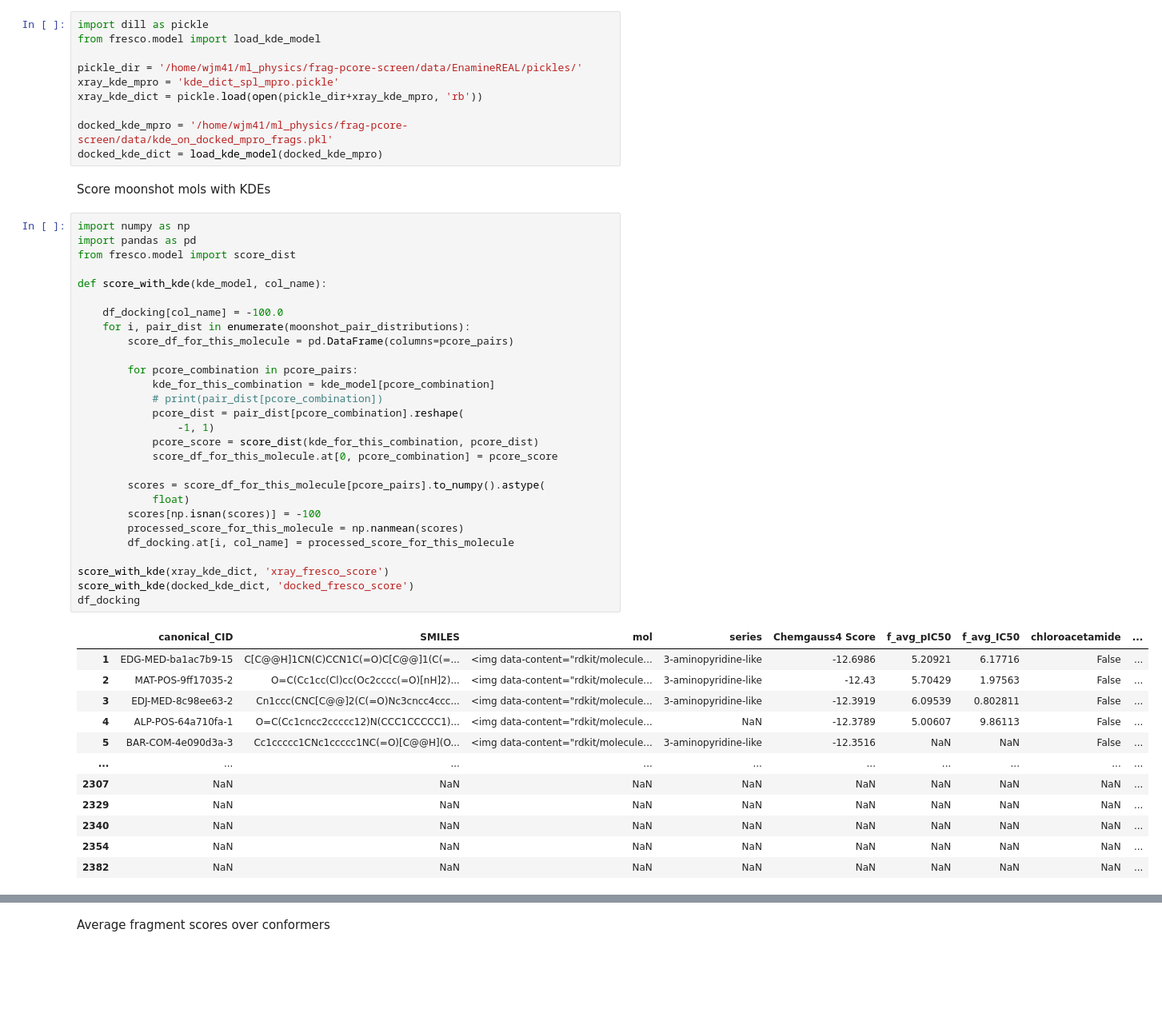
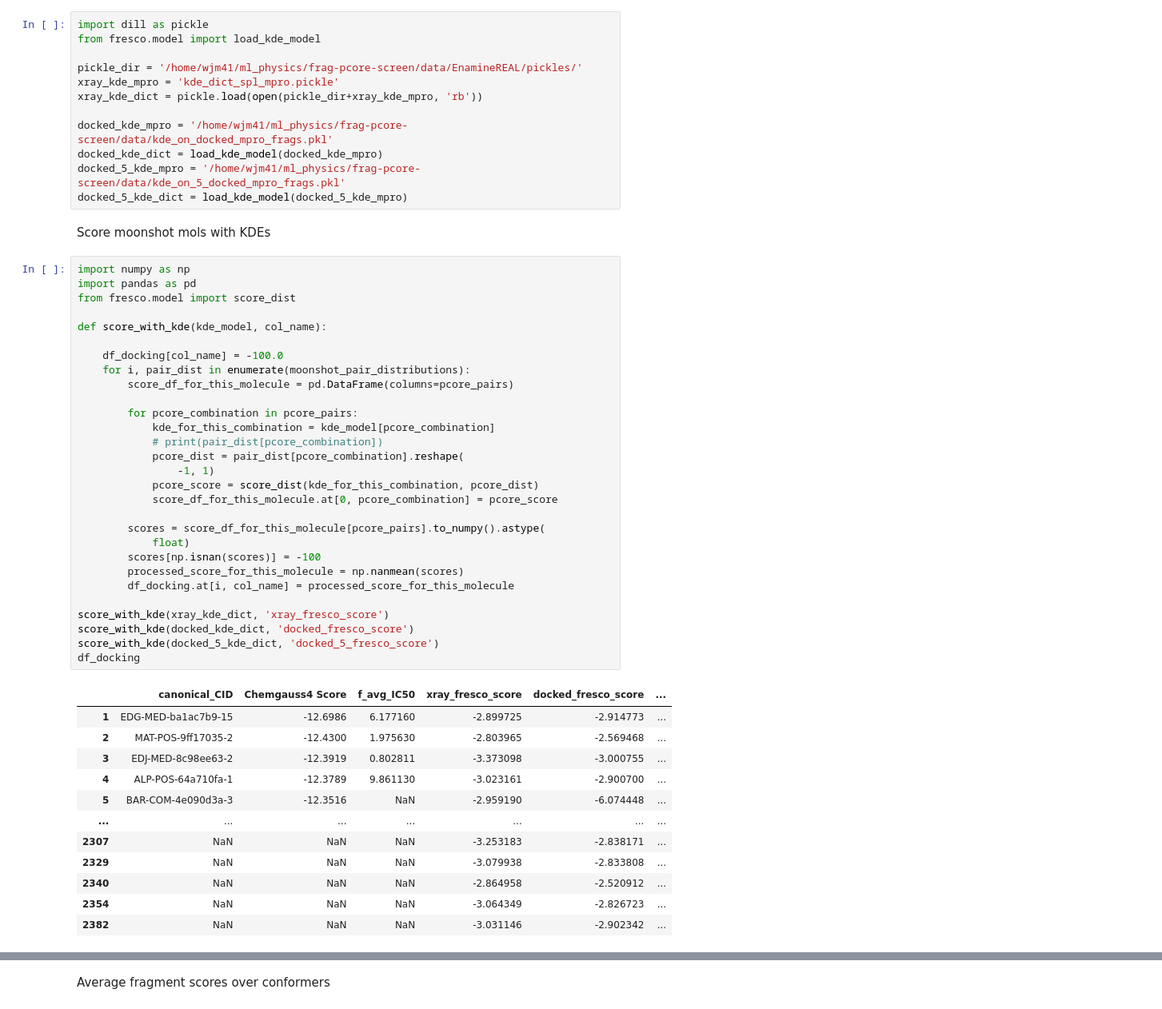
Before and after one commit to wjm41/fresco, a Jupyter notebook: figs/plotting_notebooks/enrichment_moonshot_fresco_xray_vs_dock.ipynb, the cells around one changed output, grey strips where cells are left out. Shown: that part at 80% size. Saved outputs shown, nothing was run; the diff lists cells and outputs as text; blank space fills up the shorter version.

Commit message:
multi fresco enrichment

```diff
--- a/figs/plotting_notebooks/enrichment_moonshot_fresco_xray_vs_dock.ipynb
+++ b/figs/plotting_notebooks/enrichment_moonshot_fresco_xray_vs_dock.ipynb
@@ -92,46 +92,49 @@ xray_kde_dict = pickle.load(open(pickle_dir+xray_kde_mpro, 'rb'))
 
 docked_kde_mpro = '/home/wjm41/ml_physics/frag-pcore-screen/data/kde_on_docked_mpro_frags.pkl'
 docked_kde_dict = load_kde_model(docked_kde_mpro)
+docked_5_kde_mpro = '/home/wjm41/ml_physics/frag-pcore-screen/data/kde_on_5_docked_mpro_frags.pkl'
+docked_5_kde_dict = load_kde_model(docked_5_kde_mpro)
 # %% [markdown]
 Score moonshot mols with KDEs
 # %%
 import numpy as np
 import pandas as pd
 from fresco.model import score_dist
 
 def score_with_kde(kde_model, col_name):
 
     df_docking[col_name] = -100.0
     for i, pair_dist in enumerate(moonshot_pair_distributions):
         score_df_for_this_molecule = pd.DataFrame(columns=pcore_pairs)
 
         for pcore_combination in pcore_pairs:
             kde_for_this_combination = kde_model[pcore_combination]
             # print(pair_dist[pcore_combination])
             pcore_dist = pair_dist[pcore_combination].reshape(
                 -1, 1)
             pcore_score = score_dist(kde_for_this_combination, pcore_dist)
             score_df_for_this_molecule.at[0, pcore_combination] = pcore_score
 
         scores = score_df_for_this_molecule[pcore_pairs].to_numpy().astype(
             float)
         scores[np.isnan(scores)] = -100
         processed_score_for_this_molecule = np.nanmean(scores)
         df_docking.at[i, col_name] = processed_score_for_this_molecule
 
 score_with_kde(xray_kde_dict, 'xray_fresco_score')
 score_with_kde(docked_kde_dict, 'docked_fresco_score')
+score_with_kde(docked_5_kde_dict, 'docked_5_fresco_score')
 df_docking
 # %% [output]
-|  | canonical_CID | SMILES | mol | series | Chemgauss4 Score | f_avg_pIC50 | f_avg_IC50 | chloroacetamide | ... |
-| 1 | EDG-MED-ba1ac7b9-15 | C[C@@H]1CN(C)CCN1C(=O)C[C@@]1(C(=... | <img data-content="rdkit/molecule... | 3-aminopyridine-like | -12.6986 | 5.20921 | 6.17716 | False | ... |
-| 2 | MAT-POS-9ff17035-2 | O=C(Cc1cc(Cl)cc(Oc2cccc(=O)[nH]2)... | <img data-content="rdkit/molecule... | 3-aminopyridine-like | -12.43 | 5.70429 | 1.97563 | False | ... |
-| 3 | EDJ-MED-8c98ee63-2 | Cn1ccc(CNC[C@@]2(C(=O)Nc3cncc4ccc... | <img data-content="rdkit/molecule... | 3-aminopyridine-like | -12.3919 | 6.09539 | 0.802811 | False | ... |
-| 4 | ALP-POS-64a710fa-1 | O=C(Cc1cncc2ccccc12)N(CCC1CCCCC1)... | <img data-content="rdkit/molecule... | NaN | -12.3789 | 5.00607 | 9.86113 | False | ... |
-| 5 | BAR-COM-4e090d3a-3 | Cc1ccccc1CNc1ccccc1NC(=O)[C@@H](O... | <img data-content="rdkit/molecule... | 3-aminopyridine-like | -12.3516 | NaN | NaN | False | ... |
-| ... | ... | ... | ... | ... | ... | ... | ... | ... | ... |
-| 2307 | NaN | NaN | NaN | NaN | NaN | NaN | NaN | NaN | ... |
-| 2329 | NaN | NaN | NaN | NaN | NaN | NaN | NaN | NaN | ... |
-| 2340 | NaN | NaN | NaN | NaN | NaN | NaN | NaN | NaN | ... |
-| 2354 | NaN | NaN | NaN | NaN | NaN | NaN | NaN | NaN | ... |
-| 2382 | NaN | NaN | NaN | NaN | NaN | NaN | NaN | NaN | ... |
+|  | canonical_CID | Chemgauss4 Score | f_avg_IC50 | xray_fresco_score | docked_fresco_score | ... |
+| 1 | EDG-MED-ba1ac7b9-15 | -12.6986 | 6.177160 | -2.899725 | -2.914773 | ... |
+| 2 | MAT-POS-9ff17035-2 | -12.4300 | 1.975630 | -2.803965 | -2.569468 | ... |
+| 3 | EDJ-MED-8c98ee63-2 | -12.3919 | 0.802811 | -3.373098 | -3.000755 | ... |
+| 4 | ALP-POS-64a710fa-1 | -12.3789 | 9.861130 | -3.023161 | -2.900700 | ... |
+| 5 | BAR-COM-4e090d3a-3 | -12.3516 | NaN | -2.959190 | -6.074448 | ... |
+| ... | ... | ... | ... | ... | ... | ... |
+| 2307 | NaN | NaN | NaN | -3.253183 | -2.838171 | ... |
+| 2329 | NaN | NaN | NaN | -3.079938 | -2.833808 | ... |
+| 2340 | NaN | NaN | NaN | -2.864958 | -2.520912 | ... |
+| 2354 | NaN | NaN | NaN | -3.064349 | -2.826723 | ... |
+| 2382 | NaN | NaN | NaN | -3.031146 | -2.902342 | ... |
```
Also changed, not shown: parts of 11 cells of this notebook.
